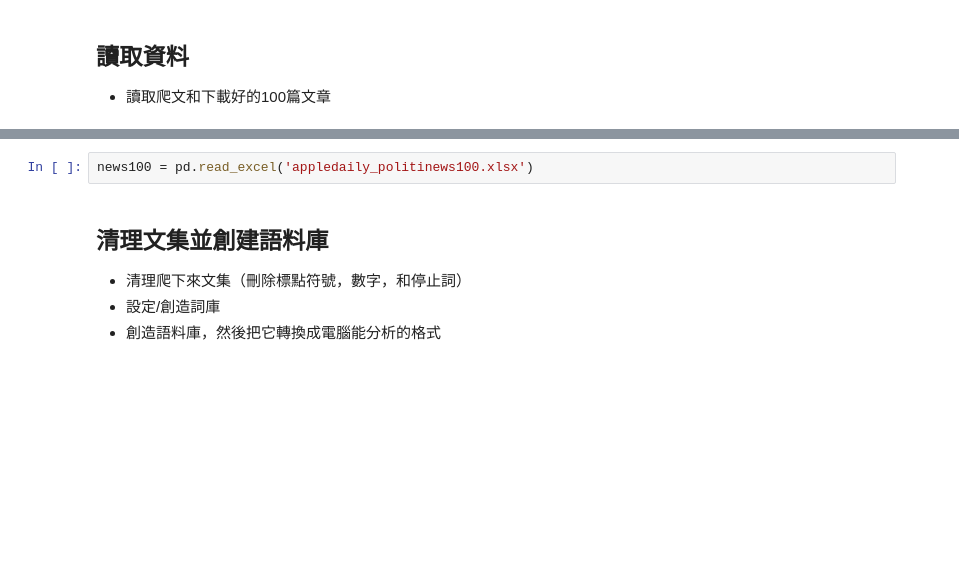
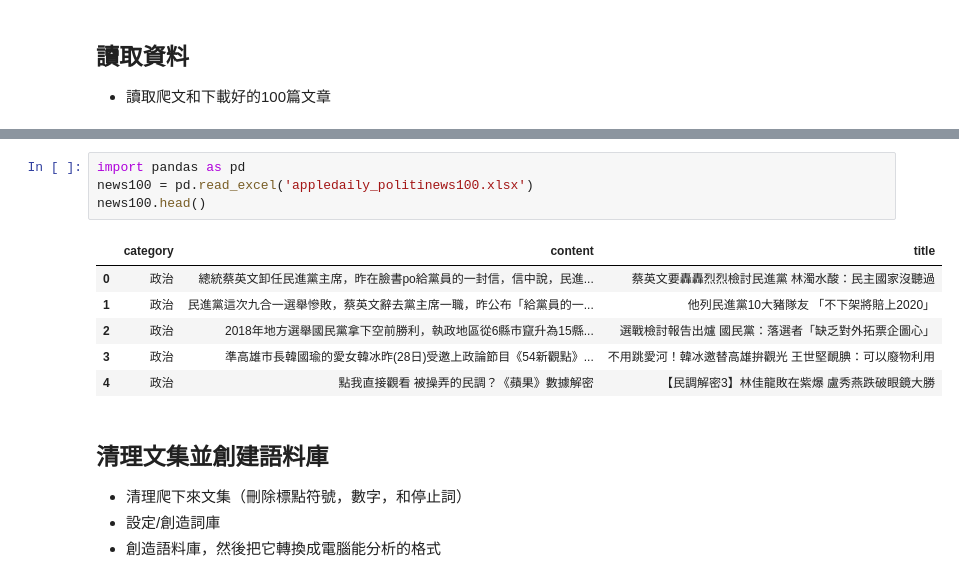
Before and after one commit to 1napcompsci/Automatic-Text-Summarization, a Jupyter notebook: Graph-Based Summarization Demo.ipynb, the cells around one changed output, grey strips where cells are left out. Drawn from its saved outputs; the diff is of its cells as text; blank space fills up the shorter version.

```diff
--- a/Graph-Based Summarization Demo.ipynb
+++ b/Graph-Based Summarization Demo.ipynb
@@ -21,5 +29,14 @@ import pandas as pd
 # %%
+import pandas as pd
 news100 = pd.read_excel('appledaily_politinews100.xlsx')
+news100.head()
+# %% [output]
+|  | category | content | title |
+| 0 | 政治 | 總統蔡英文卸任民進黨主席，昨在臉書po給黨員的一封信，信中說，民進... | 蔡英文要轟轟烈烈檢討民進黨 林濁水酸：民主國家沒聽過 |
+| 1 | 政治 | 民進黨這次九合一選舉慘敗，蔡英文辭去黨主席一職，昨公布「給黨員的一... | 他列民進黨10大豬隊友 「不下架將賠上2020」 |
+| 2 | 政治 | 2018年地方選舉國民黨拿下空前勝利，執政地區從6縣市竄升為15縣... | 選戰檢討報告出爐 國民黨：落選者「缺乏對外拓票企圖心」 |
+| 3 | 政治 | 準高雄市長韓國瑜的愛女韓冰昨(28日)受邀上政論節目《54新觀點》... | 不用跳愛河！韓冰邀替高雄拚觀光 王世堅靦腆：可以廢物利用 |
+| 4 | 政治 | 點我直接觀看 被操弄的民調？《蘋果》數據解密 | 【民調解密3】林佳龍敗在紫爆 盧秀燕跌破眼鏡大勝 |
 # %% [markdown]
 ## 清理文集並創建語料庫
 - 清理爬下來文集（刪除標點符號，數字，和停止詞）
```
Also changed, not shown: parts of 11 cells of this notebook, 2 other files.
